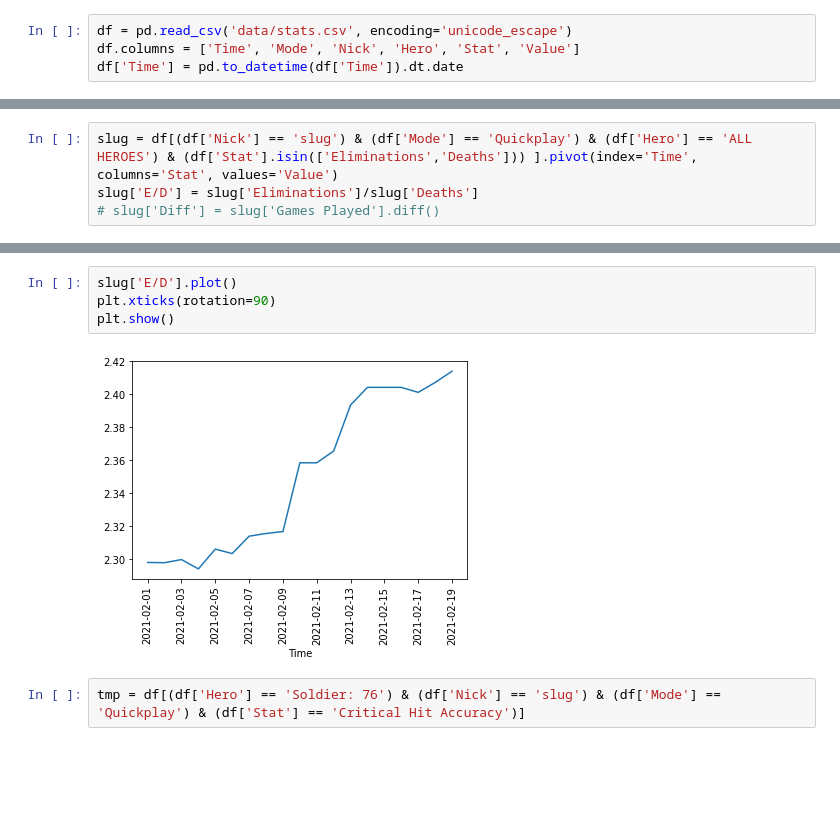
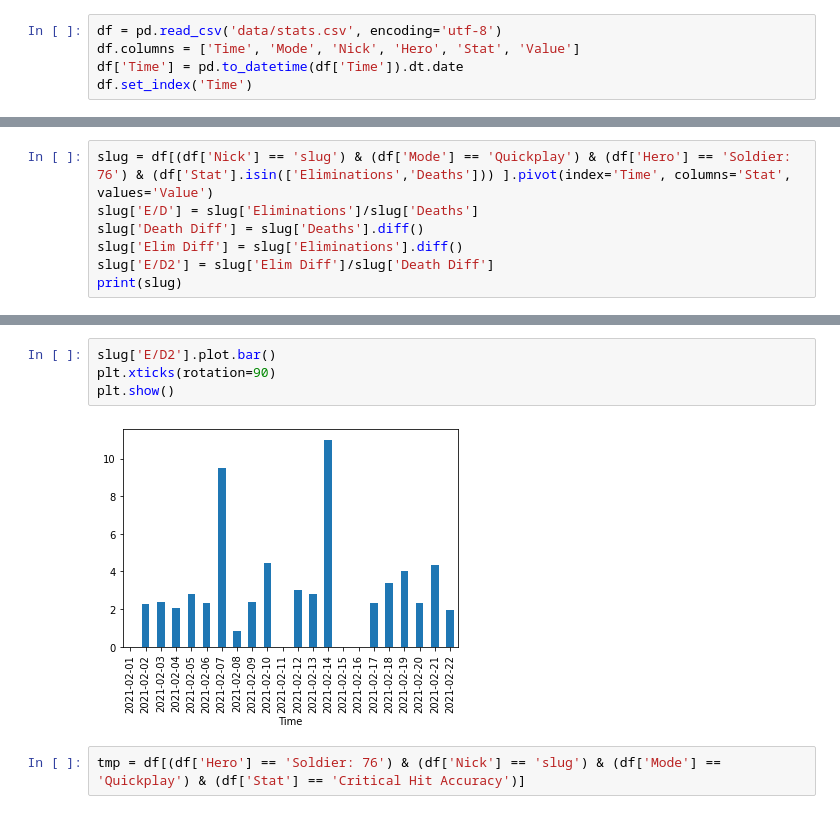
Before and after one commit to benkei83/sluggishBot, a Jupyter notebook: Untitled.ipynb, the cells around one changed output, grey strips where cells are left out. Drawn from its saved outputs; the diff is of its cells as text; blank space fills up the shorter version.

```diff
--- a/Untitled.ipynb
+++ b/Untitled.ipynb
@@ -4,4 +5,5 @@ from matplotlib import pyplot as plt
 # %%
-df = pd.read_csv('data/stats.csv', encoding='unicode_escape')
+df = pd.read_csv('data/stats.csv', encoding='utf-8')
 df.columns = ['Time', 'Mode', 'Nick', 'Hero', 'Stat', 'Value']
 df['Time'] = pd.to_datetime(df['Time']).dt.date
+df.set_index('Time')
@@ -8,4 +25,7 @@ df['Time'] = pd.to_datetime(df['Time']).dt.date
 # %%
-slug = df[(df['Nick'] == 'slug') & (df['Mode'] == 'Quickplay') & (df['Hero'] == 'ALL HEROES') & (df['Stat'].isin(['Eliminations','Deaths'])) ].pivot(index='Time', columns='Stat', values='Value')
+slug = df[(df['Nick'] == 'slug') & (df['Mode'] == 'Quickplay') & (df['Hero'] == 'Soldier: 76') & (df['Stat'].isin(['Eliminations','Deaths'])) ].pivot(index='Time', columns='Stat', values='Value')
 slug['E/D'] = slug['Eliminations']/slug['Deaths']
-# slug['Diff'] = slug['Games Played'].diff()
+slug['Death Diff'] = slug['Deaths'].diff()
+slug['Elim Diff'] = slug['Eliminations'].diff()
+slug['E/D2'] = slug['Elim Diff']/slug['Death Diff']
+print(slug)
@@ -32,8 +50,8 @@ Time
 # %%
-slug['E/D'].plot()
+slug['E/D2'].plot.bar()
 plt.xticks(rotation=90)
 plt.show()
 # %% [output]
-[figure, old version]
+[figure, new version]
 # %%
 tmp = df[(df['Hero'] == 'Soldier: 76') & (df['Nick'] == 'slug') & (df['Mode'] == 'Quickplay') & (df['Stat'] == 'Critical Hit Accuracy')]
```
Also changed, not shown: parts of 16 cells of this notebook, 10 other files.
